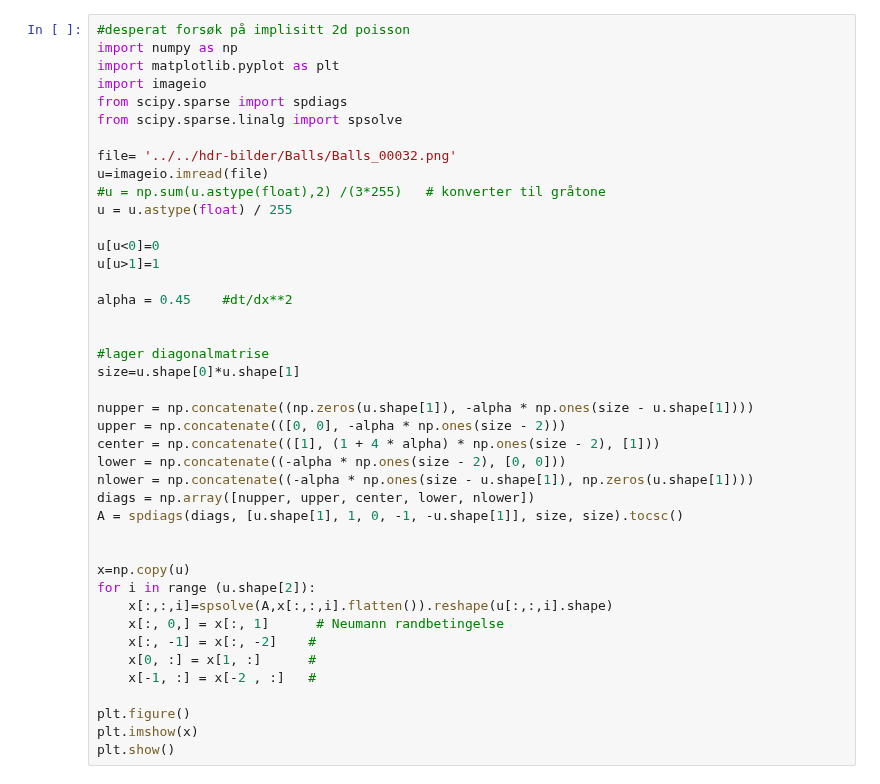
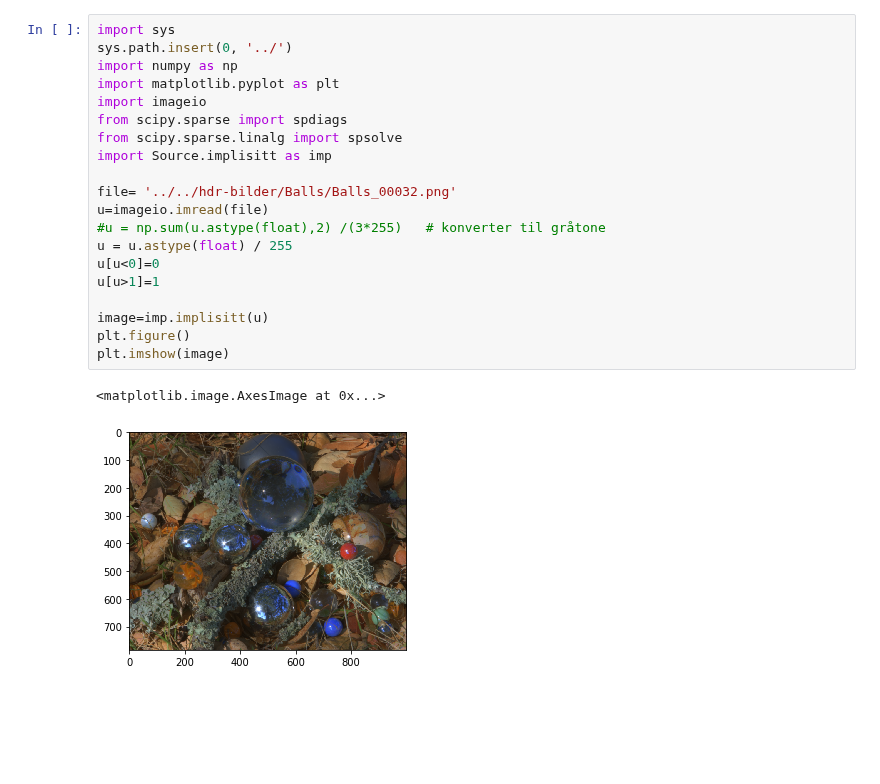
Before and after one commit to jegerud/Sciprog2020project, a Jupyter notebook: src/ipynb/implisitt.ipynb, the cells around one changed output. Cells and saved outputs as stored; diff of their text form; blank space fills up the shorter version.

Commit message:
la implisitt i .py fil

```diff
--- a/src/ipynb/implisitt.ipynb
+++ b/src/ipynb/implisitt.ipynb
@@ -1,42 +1,23 @@
-# %%
-#desperat forsøk på implisitt 2d poisson
-import numpy as np
-import matplotlib.pyplot as plt
-import imageio
-from scipy.sparse import spdiags
-from scipy.sparse.linalg import spsolve
-
-file= '../../hdr-bilder/Balls/Balls_00032.png'
-u=imageio.imread(file)
-#u = np.sum(u.astype(float),2) /(3*255)   # konverter til gråtone
-u = u.astype(float) / 255
-
-u[u<0]=0
-u[u>1]=1
-
-alpha = 0.45    #dt/dx**2
-
-
-#lager diagonalmatrise
-size=u.shape[0]*u.shape[1]
-
-nupper = np.concatenate((np.zeros(u.shape[1]), -alpha * np.ones(size - u.shape[1])))
-upper = np.concatenate(([0, 0], -alpha * np.ones(size - 2)))
-center = np.concatenate(([1], (1 + 4 * alpha) * np.ones(size - 2), [1]))
-lower = np.concatenate((-alpha * np.ones(size - 2), [0, 0]))
-nlower = np.concatenate((-alpha * np.ones(size - u.shape[1]), np.zeros(u.shape[1])))
-diags = np.array([nupper, upper, center, lower, nlower])
-A = spdiags(diags, [u.shape[1], 1, 0, -1, -u.shape[1]], size, size).tocsc()
-
-
-x=np.copy(u)
-for i in range (u.shape[2]):
-    x[:,:,i]=spsolve(A,x[:,:,i].flatten()).reshape(u[:,:,i].shape)
-    x[:, 0,] = x[:, 1]      # Neumann randbetingelse
-    x[:, -1] = x[:, -2]    #
-    x[0, :] = x[1, :]      #
-    x[-1, :] = x[-2 , :]   #
-
-plt.figure()
-plt.imshow(x)
-plt.show()
+# %%
+import sys
+sys.path.insert(0, '../')
+import numpy as np
+import matplotlib.pyplot as plt
+import imageio
+from scipy.sparse import spdiags
+from scipy.sparse.linalg import spsolve
+import Source.implisitt as imp
+
+file= '../../hdr-bilder/Balls/Balls_00032.png'
+u=imageio.imread(file)
+#u = np.sum(u.astype(float),2) /(3*255)   # konverter til gråtone
+u = u.astype(float) / 255
+u[u<0]=0
+u[u>1]=1
+
+image=imp.implisitt(u)
+plt.figure()
+plt.imshow(image)
+# %% [output]
+<matplotlib.image.AxesImage at 0x...>
+[figure, added]
```
Also changed, not shown: 1 other file.
